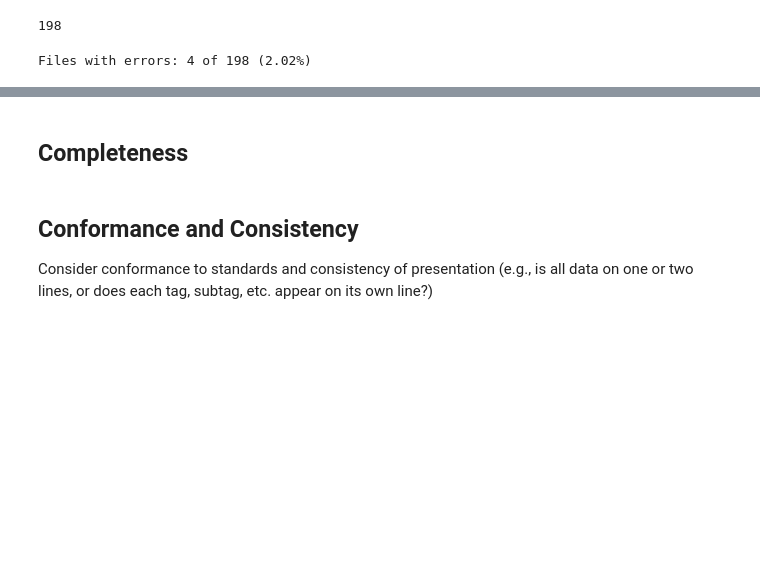
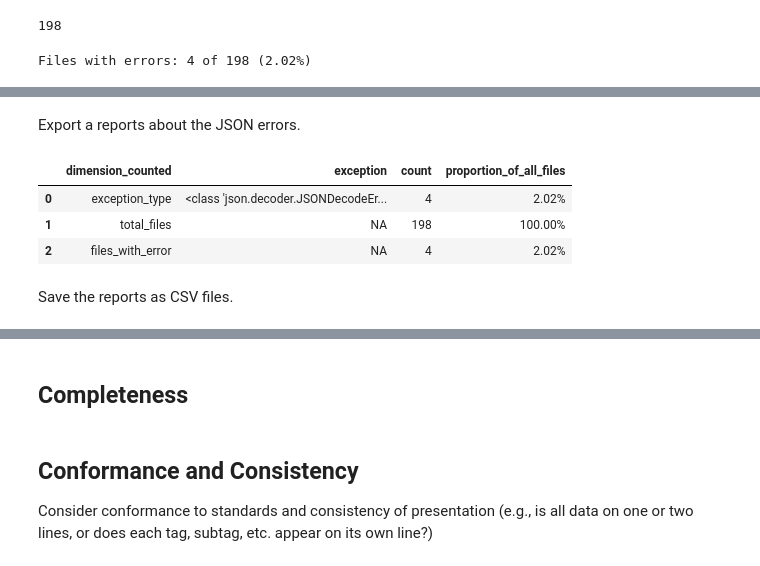
Before and after one commit to thegoose20/lada-eval, a Jupyter notebook: evaluation.ipynb, the cells around one changed output, grey strips where cells are left out. Saved outputs shown, nothing was run; the diff lists cells and outputs as text; code cells hidden in the pictures; blank space fills up the shorter version.

```diff
--- a/evaluation.ipynb
+++ b/evaluation.ipynb
@@ -369,0 +393,28 @@ Files with errors: 4 of 198 (2.02%)
+# %% [markdown]
+Export a reports about the JSON errors.
+# %%
+type_report = pd.DataFrame(df_se.exception_type.value_counts()).reset_index()
+type_report = type_report.rename(columns={"exception_type":"exception"})
+type_report.insert(0, "dimension_counted", ["exception_type"]*type_report.shape[0])
+# %%
+totals_report = pd.DataFrame({
+    "dimension_counted": ["total_files", "files_with_error"],
+    "exception": ["NA", "NA"],
+    "count": [len(json_file_paths), len(syntax_errors)]
+    })
+# %%
+json_report = pd.concat([type_report, totals_report])
+proportions = (json_report[["count"]]/(len(json_file_paths))).values
+percentages = [f"{proportion[0]*100:.2f}%" for proportion in proportions]
+# print(proportions)
+# print(percentages)
+json_report.insert(len(json_report.columns), "proportion_of_all_files", percentages)
+json_report = json_report.reset_index().drop(columns=["index"])
+json_report
+# %% [output]
+|  | dimension_counted | exception | count | proportion_of_all_files |
+| 0 | exception_type | <class 'json.decoder.JSONDecodeEr... | 4 | 2.02% |
+| 1 | total_files | NA | 198 | 100.00% |
+| 2 | files_with_error | NA | 4 | 2.02% |
+# %% [markdown]
+Save the reports as CSV files.
```
Also changed, not shown: parts of 15 cells of this notebook.
